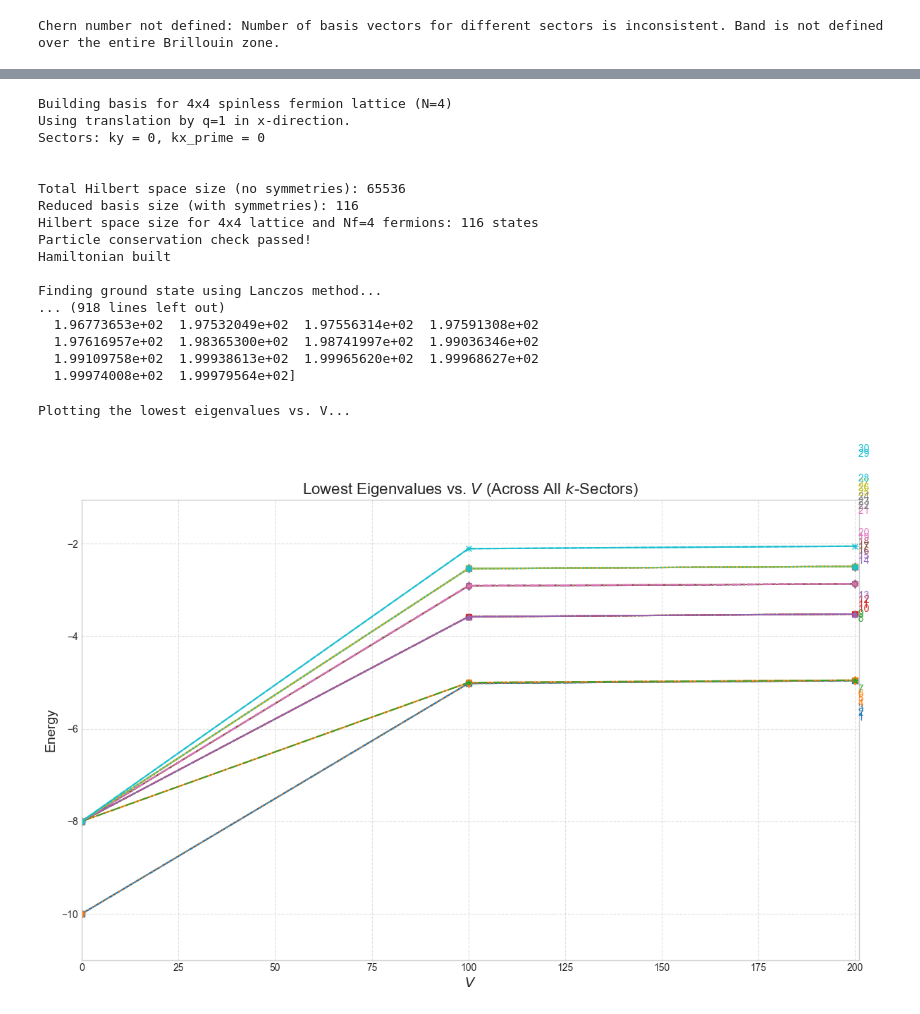
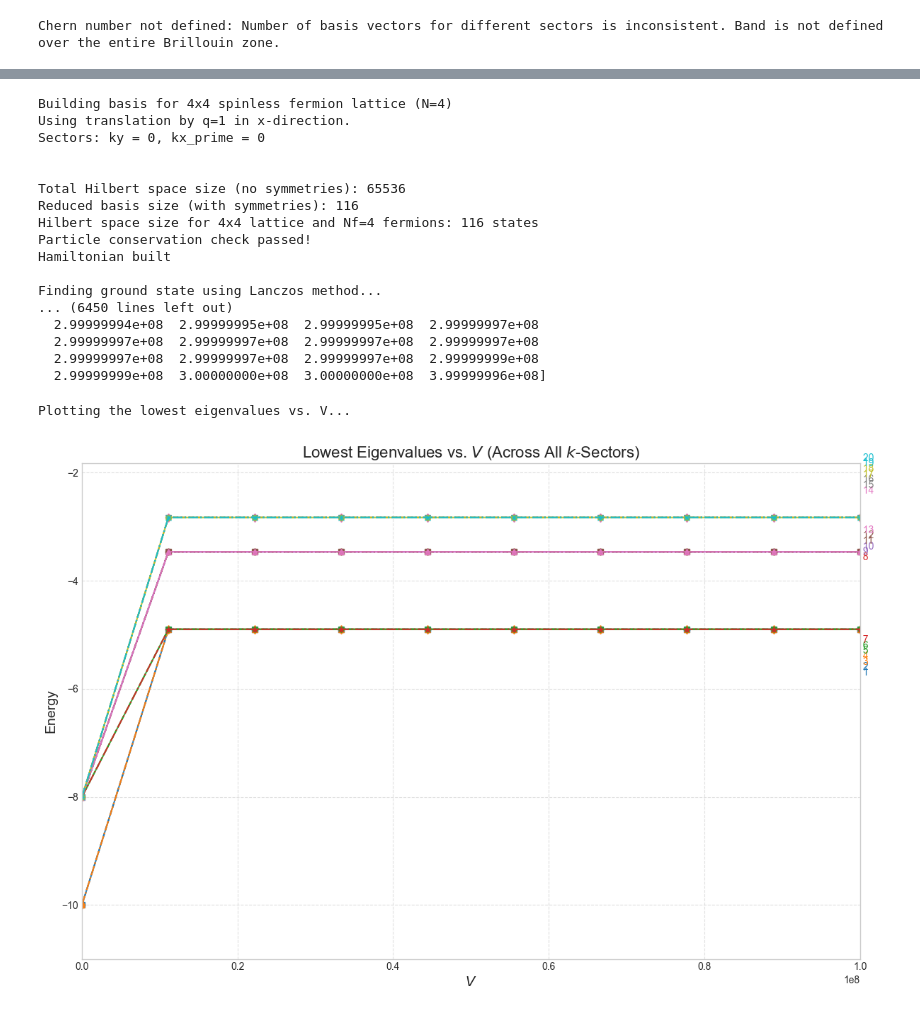
Before and after one commit to Maxlupo014/spinless_fermions_in_B, a Jupyter notebook: spinless_fermions_in_B.ipynb, the cells around one changed output, grey strips where cells are left out. Saved outputs shown, nothing was run; the diff lists cells and outputs as text; code cells hidden in the pictures.

```diff
--- a/spinless_fermions_in_B.ipynb
+++ b/spinless_fermions_in_B.ipynb
@@ -362,7 +362,7 @@ def find_lowest_energies_per_k_sector(Lx, Ly, Nf, t, V, p, q ,kx_sector, ky_sect
     """
     basis= build_fermion_basis_with_translations(Lx, Ly, q, kx_sector, ky_sector, Nf)
     if p==0 or q==1: ###IMPLEMENT; READ DOCUMENTATOIN  FOR IMPROVEMENT
-        type=np.float64
+        type=np.complex128
     else:
         type=np.complex128
 
@@ -398,7 +398,7 @@ def find_lowest_energies_per_k_sector(Lx, Ly, Nf, t, V, p, q ,kx_sector, ky_sect
 
     #try to break degeneracy due to finite size
     if perturbation:
-        eps = 1e-5
+        eps = 1e-4
         epsilon_term = [[eps*(-1)**(i), map_double_index_to_single(i,j,Lx,Ly) ] for i in range(Lx) for j in range(Ly)]
         # epsilon_term = [[-eps, map_double_index_to_single(0,0,L)]]
         force_degeneracy = [["n", epsilon_term]]
@@ -421,8 +421,8 @@ def find_lowest_energies_per_k_sector(Lx, Ly, Nf, t, V, p, q ,kx_sector, ky_sect
 
     # The eigsh call finds the lowest eigenvalue ("SA" = Smallest Algebraic)
     # and its corresponding eigenvector.
-    energy, ground_state = H.eigsh(k=vec_number, which="SA")#, v0=v0)
-    #energy, ground_state = H.eigh()
+    #energy, ground_state = H.eigsh(k=vec_number, which="SA")#, v0=v0)
+    energy, ground_state = H.eigh()
     print(f"\nGround state energy for 2D system:", energy)
 
     return energy, ground_state, basis
@@ -478,7 +478,7 @@ def find_lowest_energies_across_all_sectors(Lx, Ly, Nf, t, V, p, q, bands_number
 
     return energies_array, sorted_energies, sorted_energy_values , ground_states_array, sorted_ground_states, ground_states_array_reduced
 # %%
-def get_lowest_eigenvalues_vs_V(Lx, Ly, Nf, t, p, q, V_min, V_max, num_V_points, bands_number, basis_full, across_all_sectors=True, kx=0, ky=0):
+def get_lowest_eigenvalues_vs_V(Lx, Ly, Nf, t, p, q, V_min, V_max, num_V_points, bands_number, basis_full, across_all_sectors=True, kx=0, ky=0, lowest_eigenvalues_to_plot=10):
     """
     Computes the lowest eigenvalues as a function of interaction strength V.
     inputs: Lx, Ly, Nf, t, p, q, V_min, V_max, num_V_points, bands_number, across_all_sectors (bool), kx_sector, ky_sector
@@ -496,9 +496,9 @@ def get_lowest_eigenvalues_vs_V(Lx, Ly, Nf, t, p, q, V_min, V_max, num_V_points,
             _, __, sorted_energy_values , ___, ____, _____ = find_lowest_energies_across_all_sectors(Lx, Ly, Nf, t, V, p, q, bands_number, basis_full)
         else:
             energy, _, _ = find_lowest_energies_per_k_sector(Lx, Ly, Nf, t, V, p, q, kx, ky, perturbation=False, vec_number=bands_number)
-            sorted_energy_values = sorted(energy)[:bands_number]
+            sorted_energy_values = sorted(energy)[:lowest_eigenvalues_to_plot]
         # Store the lowest eigenvalues in the dictionary
-        lowest_eigenvalues_by_V[V] = sorted_energy_values[:bands_number]
+        lowest_eigenvalues_by_V[V] = sorted_energy_values[:lowest_eigenvalues_to_plot]
 
     return lowest_eigenvalues_by_V
 # %%
@@ -510,11 +510,11 @@ p=0
 q=1
 bands_number=2
 t = 1.0      # Hopping strength
-V = 20000000.0      # Interaction strength
+V = 2000.0      # Interaction strength
 
 
 basis_full = spinless_fermion_basis_general(N_sites, Nf=Nf)
-#bands_number=basis_full.Ns
+bands_number=basis_full.Ns
 energies_array, sorted_energies, sorted_energy_values , ground_states_array, sorted_ground_states, ground_states_array_reduced = find_lowest_energies_across_all_sectors(Lx, Ly, Nf, t, V, p, q, bands_number, basis_full)
 # %% [output]
 Building basis for 4x4 spinless fermion lattice (N=4)
@@ -648,15 +794,15 @@ Nf = 4 #N_sites // 2 # Number of fermions (half-filling)
 N_sites = Lx * Ly
 p=0
 q=1
-bands_number=3
+#bands_number=2
 t = 1.0      # Hopping strength
-V = 1.0      # Interaction strength
+V = 9999999.0      # Interaction strength
 V_min = 0.0
-V_max = 200.0
-num_V_points = 3
-bands_number = 30
+V_max = 99999999.0
+num_V_points = 10
+lowest_eigenvalues_to_plot = 20
 basis_full = spinless_fermion_basis_general(N_sites, Nf=Nf)
-lowest_eigenvalues_by_V = get_lowest_eigenvalues_vs_V(Lx, Ly, Nf, t, p, q, basis_full=basis_full, V_min=V_min, V_max=V_max, num_V_points=num_V_points, bands_number=bands_number , across_all_sectors=True)
+lowest_eigenvalues_by_V = get_lowest_eigenvalues_vs_V(Lx, Ly, Nf, t, p, q, basis_full=basis_full, V_min=V_min, V_max=V_max, num_V_points=num_V_points, bands_number=bands_number , across_all_sectors=True, lowest_eigenvalues_to_plot=lowest_eigenvalues_to_plot)
 # %% [output]
 Building basis for 4x4 spinless fermion lattice (N=4)
 Using translation by q=1 in x-direction.
@@ -670,16 +816,16 @@ Particle conservation check passed!
 Hamiltonian built
 
 Finding ground state using Lanczos method...
-... (918 lines left out)
-  1.96773653e+02  1.97532049e+02  1.97556314e+02  1.97591308e+02
-  1.97616957e+02  1.98365300e+02  1.98741997e+02  1.99036346e+02
-  1.99109758e+02  1.99938613e+02  1.99965620e+02  1.99968627e+02
-  1.99974008e+02  1.99979564e+02]
+... (6450 lines left out)
+  2.99999994e+08  2.99999995e+08  2.99999995e+08  2.99999997e+08
+  2.99999997e+08  2.99999997e+08  2.99999997e+08  2.99999997e+08
+  2.99999997e+08  2.99999997e+08  2.99999997e+08  2.99999999e+08
+  2.99999999e+08  3.00000000e+08  3.00000000e+08  3.99999996e+08]
 # %%
-plot_lowest_eigenvalues_vs_V(lowest_eigenvalues_by_V, bands_number=bands_number)
+plot_lowest_eigenvalues_vs_V(lowest_eigenvalues_by_V, lowest_eigenvalues_to_plot)
 # %% [output]
 Plotting the lowest eigenvalues vs. V...
-[figure, old version]
+[figure, new version]
 # %%
 ##print lowest_eigenvalues_by_V
 
```
Also changed, not shown: parts of 13 cells of this notebook, 2 other files.
